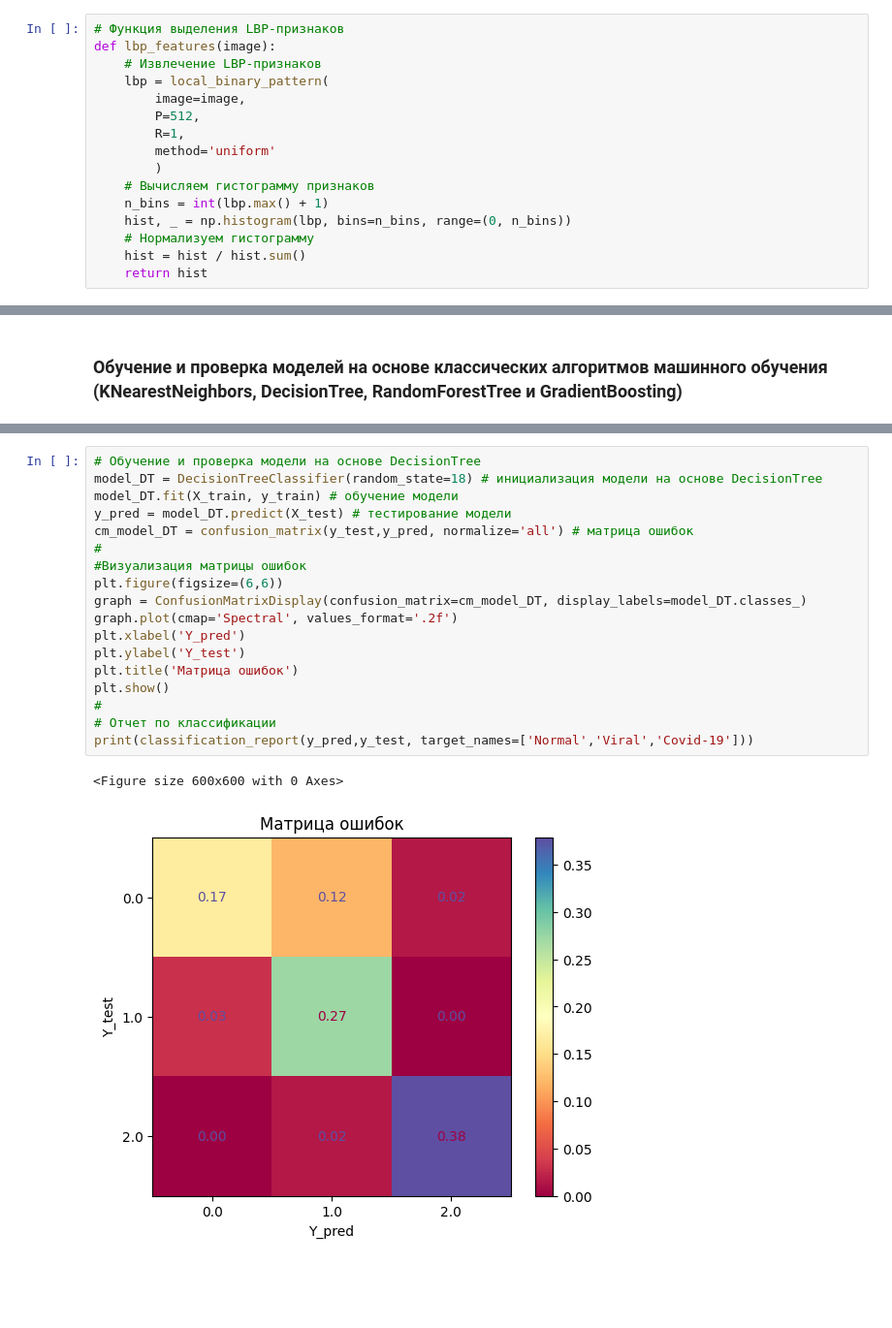
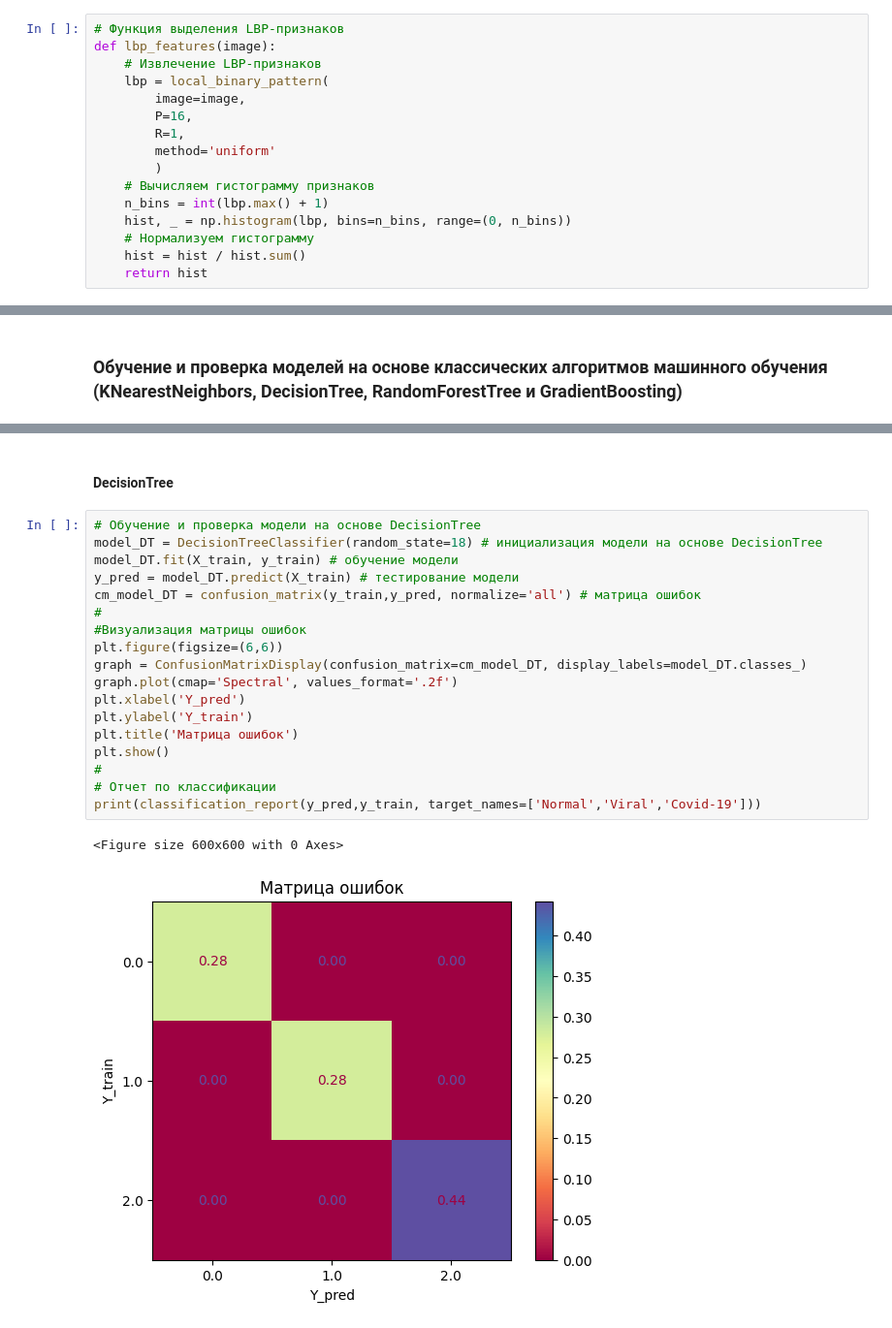
Before and after one commit to avkolchin1995/COVID-19-detection-ML-DL, a Jupyter notebook: COVID-19-detection-ML-DL.ipynb, the cells around one changed output, grey strips where cells are left out. Shown at 97% size. Saved outputs shown, nothing was run; the diff lists cells and outputs as text; blank space fills up the shorter version.

```diff
--- a/COVID-19-detection-ML-DL.ipynb
+++ b/COVID-19-detection-ML-DL.ipynb
@@ -58,7 +57,7 @@ def lbp_features(image):
     # Извлечение LBP-признаков
     lbp = local_binary_pattern(
         image=image,
-        P=512,
+        P=16,
         R=1,
         method='uniform'
         )
@@ -211,23 +240,25 @@ weighted avg       0.61      0.55      0.57        66
+# %% [markdown]
+#### DecisionTree
 # %%
 # Обучение и проверка модели на основе DecisionTree
 model_DT = DecisionTreeClassifier(random_state=18) # инициализация модели на основе DecisionTree
 model_DT.fit(X_train, y_train) # обучение модели
-y_pred = model_DT.predict(X_test) # тестирование модели
-cm_model_DT = confusion_matrix(y_test,y_pred, normalize='all') # матрица ошибок
+y_pred = model_DT.predict(X_train) # тестирование модели
+cm_model_DT = confusion_matrix(y_train,y_pred, normalize='all') # матрица ошибок
 #
 #Визуализация матрицы ошибок
 plt.figure(figsize=(6,6))
 graph = ConfusionMatrixDisplay(confusion_matrix=cm_model_DT, display_labels=model_DT.classes_)
 graph.plot(cmap='Spectral', values_format='.2f')
 plt.xlabel('Y_pred')
-plt.ylabel('Y_test')
+plt.ylabel('Y_train')
 plt.title('Матрица ошибок')
 plt.show()
 #
 # Отчет по классификации
-print(classification_report(y_pred,y_test, target_names=['Normal','Viral','Covid-19']))
+print(classification_report(y_pred,y_train, target_names=['Normal','Viral','Covid-19']))
 # %% [output]
 <Figure size 600x600 with 0 Axes>
-[figure, old version]
+[figure, new version]
               precision    recall  f1-score   support
 
```
Also changed, not shown: parts of 18 cells of this notebook.
